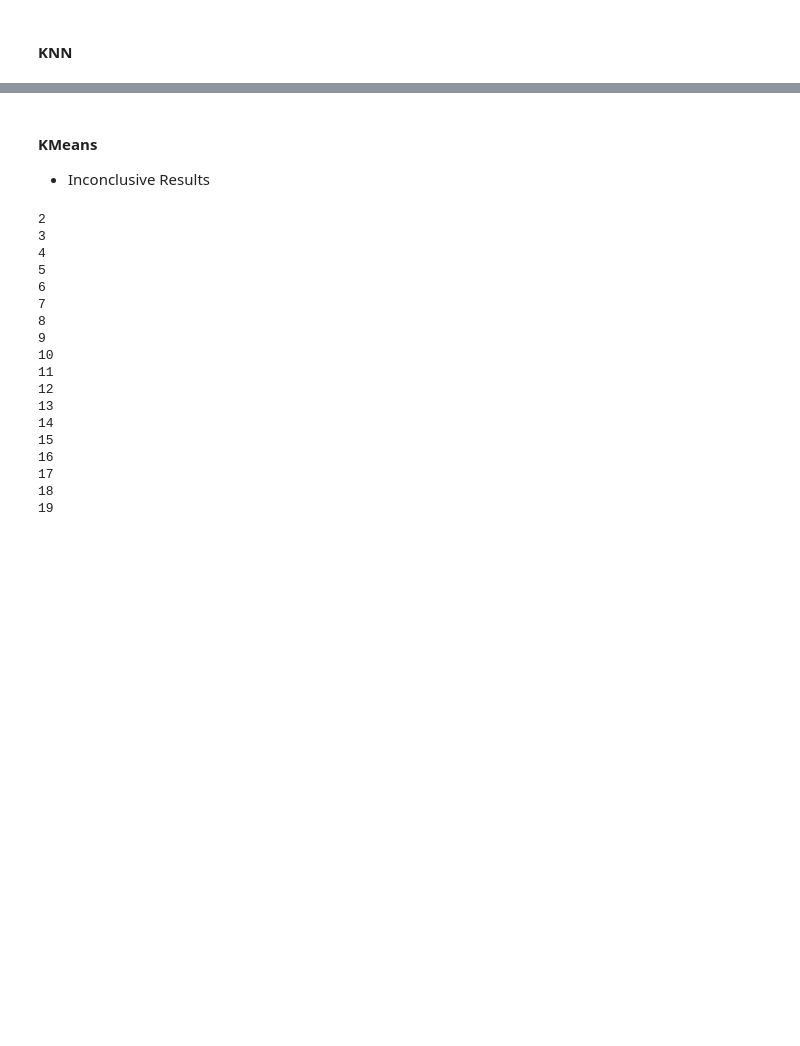
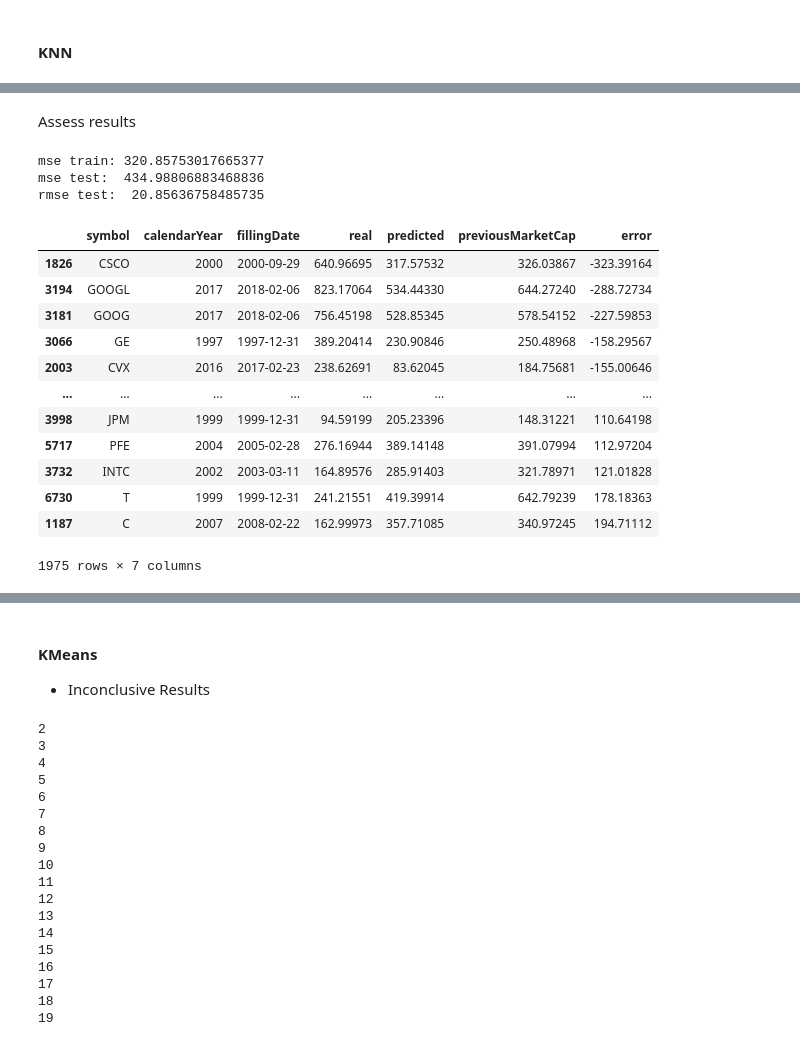
Before and after one commit to FranciscoPala/SP500_constituents_market_cap_estimator, a Jupyter notebook: src/notebooks/model_selection.ipynb, the cells around one changed output, grey strips where cells are left out. Cells and saved outputs as stored; diff of their text form; code cells hidden in the pictures; blank space fills up the shorter version.

```diff
--- a/src/notebooks/model_selection.ipynb
+++ b/src/notebooks/model_selection.ipynb
@@ -423,13 +172,0 @@ mse , np.sqrt(mse), pipe['optuna'].best_params_
-# %%
-for a in range(2,15):
-    pipe = Pipeline(
-        steps = [
-            ('feature_clipper', Windsorizer()),
-            ('normalizer', PowerTransformer()),
-            ('knn', KNeighborsRegressor(n_neighbors=a))
-        ]
-    )
-    pipe.fit(X_train,y_train)
-    preds = pipe.predict(X_test)
-    mse = mean_squared_error(y_true=np.exp(y_test), y_pred=np.exp(preds))
-    print(a, mse , np.sqrt(mse))
@@ -449,0 +307,46 @@ for a in range(2,15):
+# %% [markdown]
+Assess results
+# %%
+params =  {
+    'min_child_weight': 58,
+    'alpha': 0.027230585245890622,
+    'max_depth': 10,
+    'colsample_bytree': 0.505661088108428,
+    'subsample': 0.6226860565996696,
+    'eta': 0.1485581680577813
+  }
+pipe = Pipeline(steps=[
+            ('scaler', PowerTransformer()),
+            ('xgb', XGBRegressor(**params)),
+])
+pipe.fit(X_train,y_train)
+preds_test = pipe.predict(X_test)
+preds_train = pipe.predict(X_train)
+mse_test = mean_squared_error(y_true=np.exp(y_test), y_pred=np.exp(preds_test))
+mse_train = mean_squared_error(y_true=np.exp(y_train), y_pred=np.exp(preds_train))
+print('mse train:', mse_train)
+print('mse test: ', mse_test)
+print('rmse test: ', np.sqrt(mse_test))
+preds = pipe.predict(X_test)
+predictions = pd.DataFrame(zip(np.exp(preds), np.exp(y_test)), columns=['predicted', 'real'], index=X_test.index)
+df_predictions = pd.concat([data.loc[X_test.index,:], predictions], axis=1)
+df_predictions = df_predictions.sort_values(by = ['symbol', 'calendarYear'])[['symbol','calendarYear','fillingDate','real', 'predicted','previousMarketCap']]
+df_predictions['error'] = (df_predictions.predicted - df_predictions.real)
+df_predictions.sort_values(by='error')
+# %% [output]
+mse train: 320.85753017665377
+mse test:  434.98806883468836
+rmse test:  20.85636758485735
+|  | symbol | calendarYear | fillingDate | real | predicted | previousMarketCap | error |
+| 1826 | CSCO | 2000 | 2000-09-29 | 640.96695 | 317.57532 | 326.03867 | -323.39164 |
+| 3194 | GOOGL | 2017 | 2018-02-06 | 823.17064 | 534.44330 | 644.27240 | -288.72734 |
+| 3181 | GOOG | 2017 | 2018-02-06 | 756.45198 | 528.85345 | 578.54152 | -227.59853 |
+| 3066 | GE | 1997 | 1997-12-31 | 389.20414 | 230.90846 | 250.48968 | -158.29567 |
+| 2003 | CVX | 2016 | 2017-02-23 | 238.62691 | 83.62045 | 184.75681 | -155.00646 |
+| ... | ... | ... | ... | ... | ... | ... | ... |
+| 3998 | JPM | 1999 | 1999-12-31 | 94.59199 | 205.23396 | 148.31221 | 110.64198 |
+| 5717 | PFE | 2004 | 2005-02-28 | 276.16944 | 389.14148 | 391.07994 | 112.97204 |
+| 3732 | INTC | 2002 | 2003-03-11 | 164.89576 | 285.91403 | 321.78971 | 121.01828 |
+| 6730 | T | 1999 | 1999-12-31 | 241.21551 | 419.39914 | 642.79239 | 178.18363 |
+| 1187 | C | 2007 | 2008-02-22 | 162.99973 | 357.71085 | 340.97245 | 194.71112 |
+1975 rows × 7 columns
```
Also changed, not shown: parts of 55 cells of this notebook, 5 other files.
